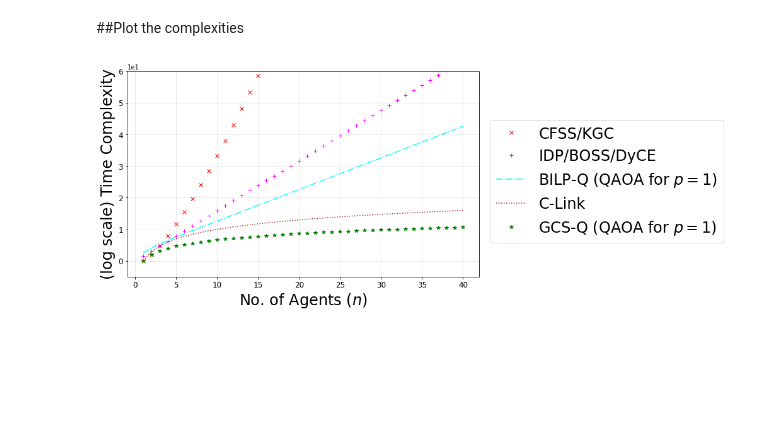
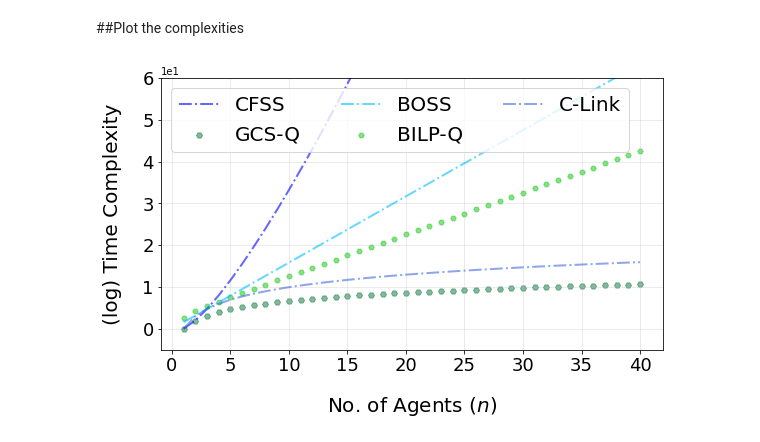
Before and after one commit to supreethmv/GCS-Q, a Jupyter notebook: plot_theoretical_complexities.ipynb, the cells around one changed output. Cells and saved outputs as stored; diff of their text form; code cells hidden in the pictures; blank space fills up the shorter version.

Commit message:
updates plot

```diff
--- a/plot_theoretical_complexities.ipynb
+++ b/plot_theoretical_complexities.ipynb
@@ -138,29 +138,34 @@ array([ 1.44269504,  3.04027889,  4.08378361,  4.88539008,  5.54789228,
 ##Plot the complexities
 # %%
 #plt.tight_layout()
-font=24
-plt.figure(figsize=(10,6))
+font=20
 
-plt.plot(n, ip_cfss, label = 'CFSS/KGC', color='red', linestyle = 'None', marker = 'x')
-plt.plot(n, boss_idp, label = 'IDP/BOSS/DyCE', color='magenta', linestyle = 'None', marker = '+')
-plt.plot(n, bilpq, label = 'BILP-Q (QAOA for $p=1$)', color='cyan', linestyle = 'dashdot', marker = 'None')
-plt.plot(n, clink, label = 'C-Link', color='brown', linestyle = 'dotted', marker = 'None')
-plt.plot(n, gcs_q, label = 'GCS-Q (QAOA for $p=1$)', color='green', linestyle = 'None', marker = '*')
+l=2
+m=2
+
+plt.figure(figsize=(9,5))
+
+plt.plot(n, ip_cfss, label = 'CFSS', color='blue', linestyle = 'dashdot', linewidth=l, alpha=.6)#color='red', linestyle = 'None', marker = 'x')
+plt.scatter(n, gcs_q, label = 'GCS-Q',  color='seagreen',  marker='H', alpha=.6)#color='green', linestyle = 'None', marker = '*')
+plt.plot(n, boss_idp, label = 'BOSS', color='deepskyblue', linestyle = 'dashdot', linewidth=l, alpha=.6)# color='magenta', linestyle = 'None', marker = '+')
+plt.scatter(n, bilpq, label = 'BILP-Q', color='limegreen', marker='H', alpha=.6, s=30) # color='cyan', linestyle = 'dashdot', marker = 'None')
+plt.plot(n, clink, label = 'C-Link', color='royalblue', linestyle = 'dashdot', linewidth=l, alpha=.6)# color='brown', linestyle = 'dotted', marker = 'None')
 #plt.plot(n, gcs_q_qa, label = 'GCS-Q (QA)', color='red', linestyle = 'solid')
+#plt.plot(n, gcs_q, label = 'GCS-Q',  color='seagreen', linestyle = 'dotted', marker='H', linewidth=l, markeredgewidth=m, alpha=.6)#color='green', linestyle = 'None', marker = '*')
 
 
-plt.xlabel(r'No. of Agents $(n)$' ,fontdict={'fontsize':font})
-plt.ylabel(r'(log scale) Time Complexity', fontdict={'fontsize':font})
+plt.xlabel(r'No. of Agents $(n)$' ,fontdict={'fontsize':font}, labelpad=20)
+plt.ylabel(r'(log) Time Complexity', fontdict={'fontsize':font}, labelpad=20)
 plt.ylim(-5, 50)
 plt.grid(alpha=0.3)
 plt.ticklabel_format(style='sci', axis='y', scilimits=(0,0))
 
 
-plt.legend(fontsize=font, bbox_to_anchor=(1.01,.8), ncol =1)
+plt.legend(fontsize=font, ncol =3)#, bbox_to_anchor=(1.01,.8))
 plt.xticks(np.arange(0, n_max, 5), fontsize=font)
 plt.yticks([0, 10, 20, 30, 40, 50, 60],fontsize =font)
-plt.tick_params(labelsize=12)
-plt.savefig('theoretical_complexities.png', bbox_inches='tight', dpi =400)
+plt.tick_params(labelsize=font-2)
+plt.savefig('theoretical_complexities.png', bbox_inches='tight', dpi =300)
 plt.show()
 # %% [output]
-[figure, old version]
+[figure, new version]
```
Also changed, not shown: parts of 2 cells of this notebook, 2 other files.
